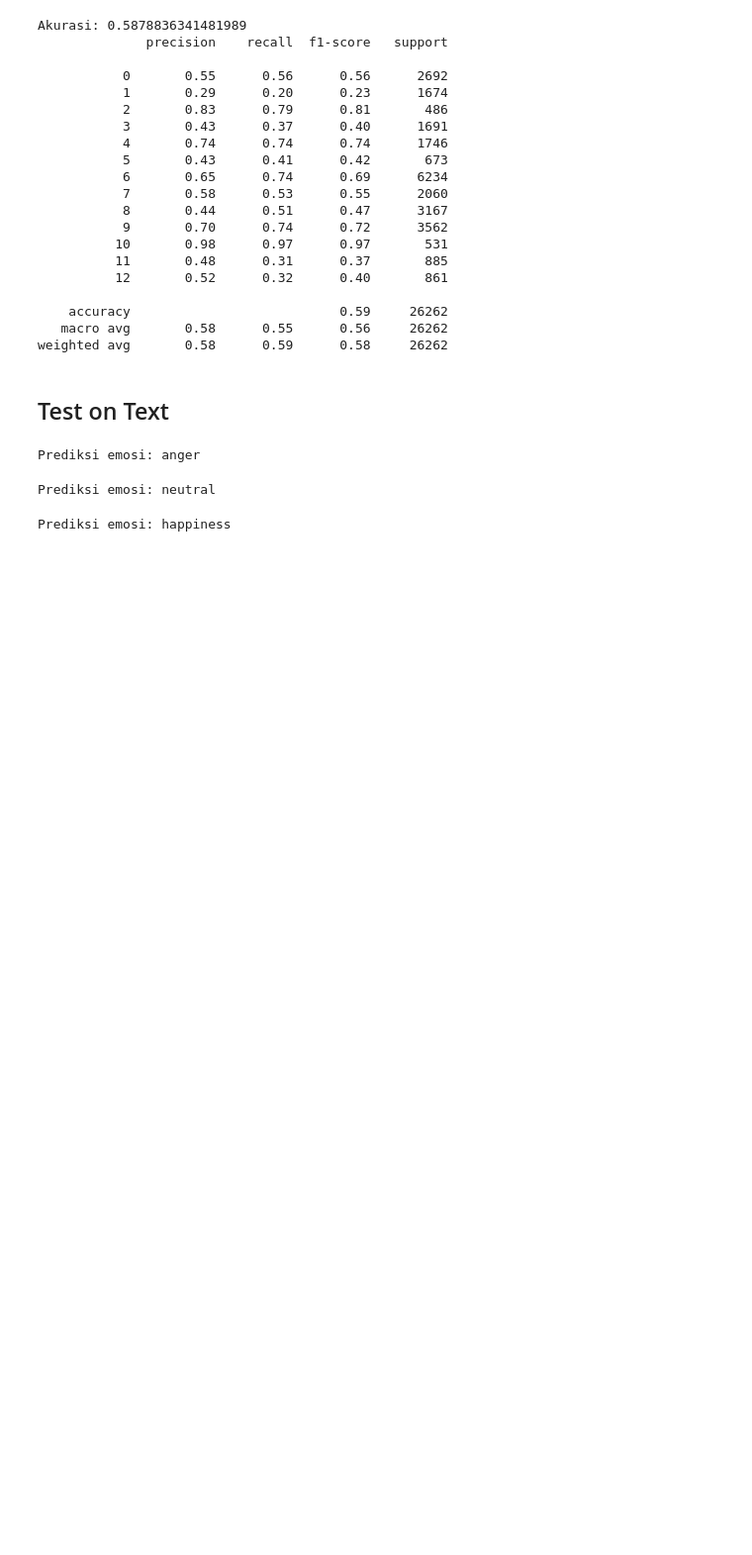
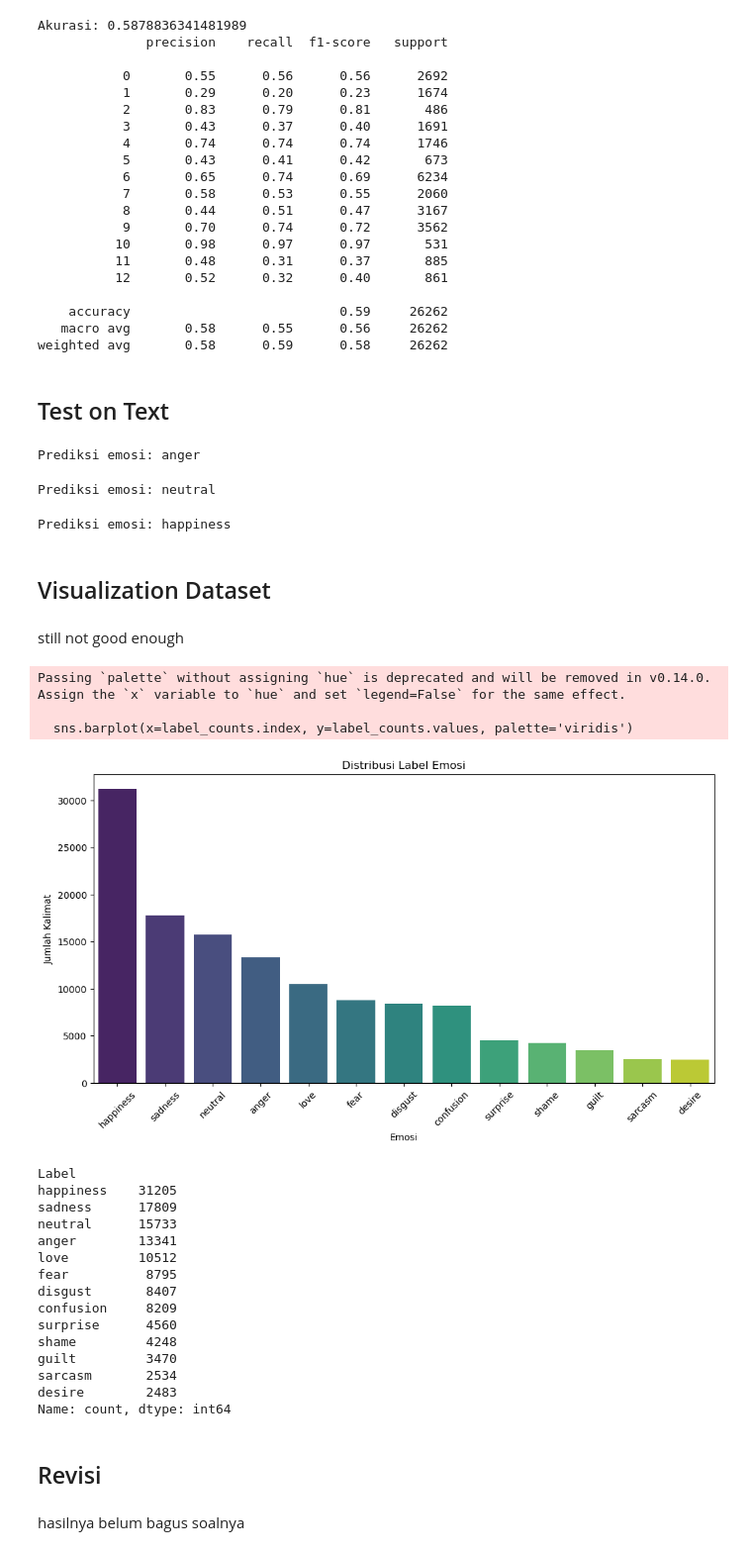
Before and after one commit to HatfanSahrul1/Machine-Learning-and-Data-Science-Learning, a Jupyter notebook: exercise/emotion-classifier.ipynb, the cells around one changed output. Shown at 99% size. Drawn from its saved outputs; the diff is of its cells as text; code cells hidden in the pictures; blank space fills up the shorter version.

```diff
--- a/exercise/emotion-classifier.ipynb
+++ b/exercise/emotion-classifier.ipynb
@@ -484,3 +483,49 @@ prediksi_label = le.inverse_transform(prediksi)
 print("Prediksi emosi:", prediksi_label[0])
 # %% [output]
 Prediksi emosi: happiness
+# %% [markdown]
+## Visualization Dataset
+# %% [markdown]
+still not good enough
+# %%
+# Import library untuk visualisasi
+import matplotlib.pyplot as plt
+import seaborn as sns
+
+# Hitung jumlah setiap label
+label_counts = emotion_dataframe['Label'].value_counts()
+
+# Tampilkan dalam bentuk bar chart
+plt.figure(figsize=(12, 6))
+sns.barplot(x=label_counts.index, y=label_counts.values, palette='viridis')
+plt.title('Distribusi Label Emosi')
+plt.xlabel('Emosi')
+plt.ylabel('Jumlah Kalimat')
+plt.xticks(rotation=45)
+plt.show()
+
+print(label_counts)
+# %% [output]
+Passing `palette` without assigning `hue` is deprecated and will be removed in v0.14.0. Assign the `x` variable to `hue` and set `legend=False` for the same effect.
+
+  sns.barplot(x=label_counts.index, y=label_counts.values, palette='viridis')
+[figure, added]
+Label
+happiness    31205
+sadness      17809
+neutral      15733
+anger        13341
+love         10512
+fear          8795
+disgust       8407
+confusion     8209
+surprise      4560
+shame         4248
+guilt         3470
+sarcasm       2534
+desire        2483
+Name: count, dtype: int64
+# %% [markdown]
+## Revisi
+# %% [markdown]
+hasilnya belum bagus soalnya
```
Also changed, not shown: parts of 10 cells of this notebook.
